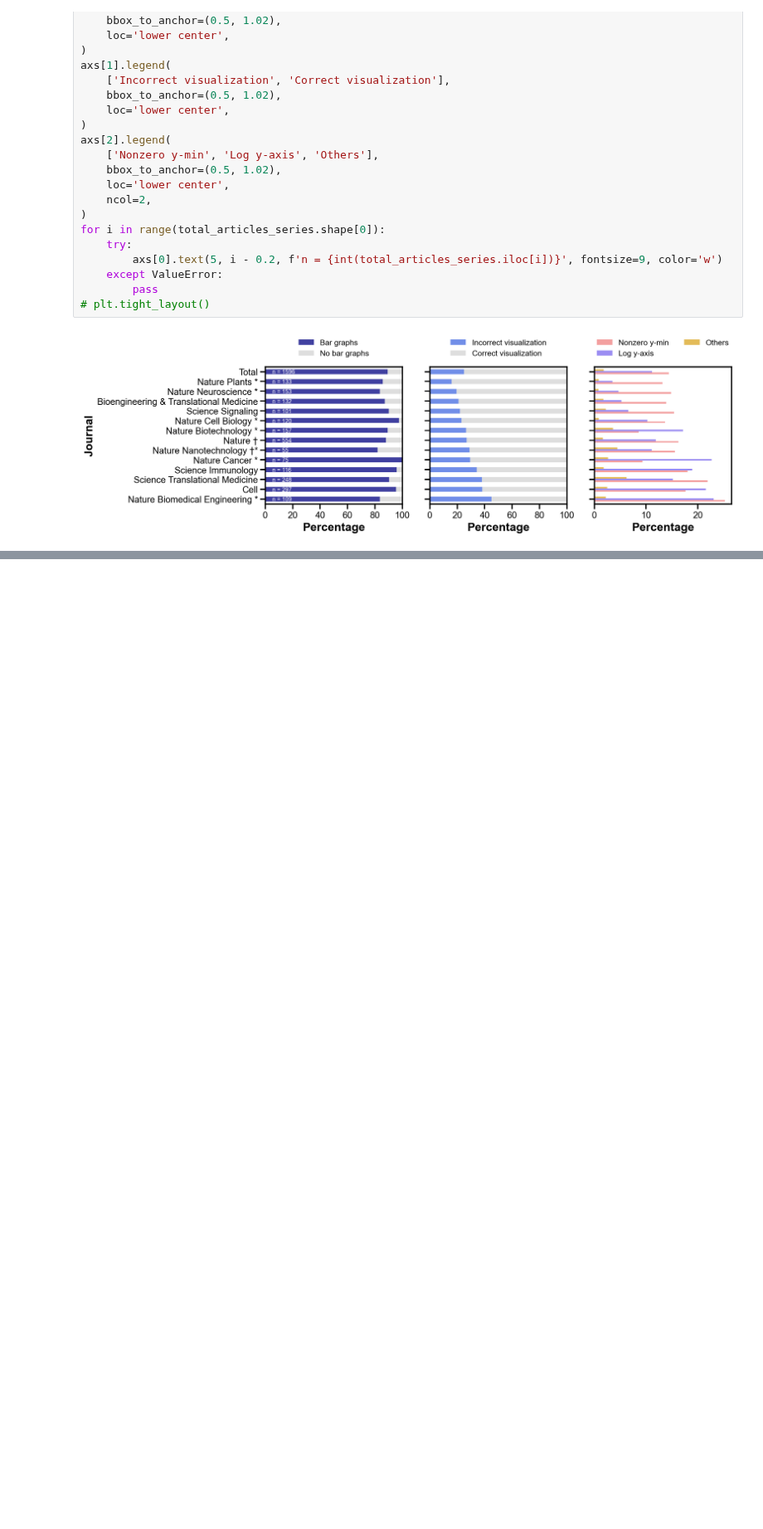
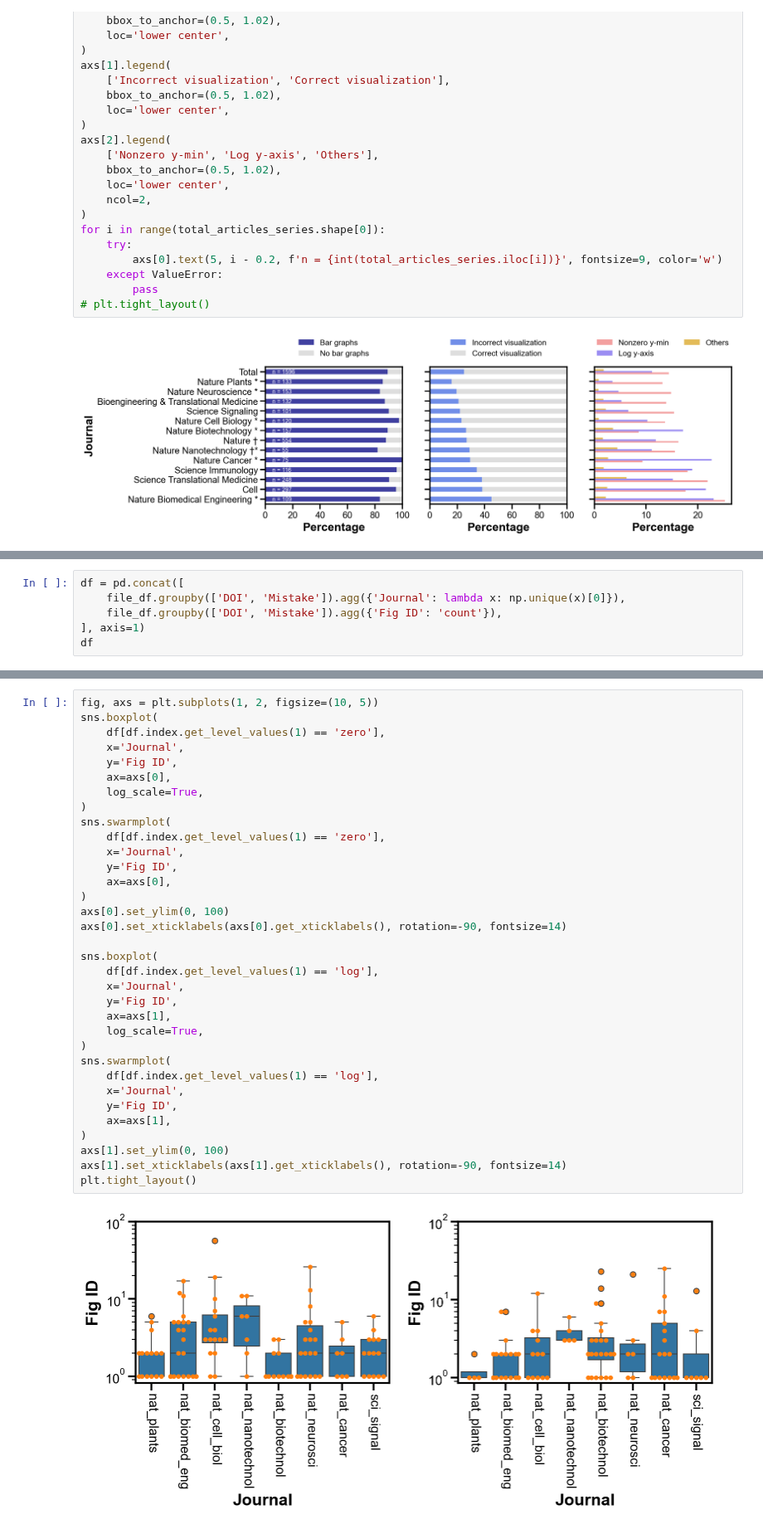
Before and after one commit to tengjuilin/misused-bar-graphs, a Jupyter notebook: bar-graph-classification.ipynb, the cells around one changed output, grey strips where cells are left out. Shown at 83% size. Cells and saved outputs as stored; diff of their text form; blank space fills up the shorter version.

```diff
--- a/bar-graph-classification.ipynb
+++ b/bar-graph-classification.ipynb
@@ -103,0 +132,6 @@ for i in range(total_articles_series.shape[0]):
+# %%
+df = pd.concat([
+    file_df.groupby(['DOI', 'Mistake']).agg({'Journal': lambda x: np.unique(x)[0]}),
+    file_df.groupby(['DOI', 'Mistake']).agg({'Fig ID': 'count'}),
+], axis=1)
+df
@@ -103,0 +153,36 @@ for i in range(total_articles_series.shape[0]):
+# %%
+fig, axs = plt.subplots(1, 2, figsize=(10, 5))
+sns.boxplot(
+    df[df.index.get_level_values(1) == 'zero'],
+    x='Journal',
+    y='Fig ID',
+    ax=axs[0],
+    log_scale=True,
+)
+sns.swarmplot(
+    df[df.index.get_level_values(1) == 'zero'],
+    x='Journal',
+    y='Fig ID',
+    ax=axs[0],
+)
+axs[0].set_ylim(0, 100)
+axs[0].set_xticklabels(axs[0].get_xticklabels(), rotation=-90, fontsize=14)
+
+sns.boxplot(
+    df[df.index.get_level_values(1) == 'log'],
+    x='Journal',
+    y='Fig ID',
+    ax=axs[1],
+    log_scale=True,
+)
+sns.swarmplot(
+    df[df.index.get_level_values(1) == 'log'],
+    x='Journal',
+    y='Fig ID',
+    ax=axs[1],
+)
+axs[1].set_ylim(0, 100)
+axs[1].set_xticklabels(axs[1].get_xticklabels(), rotation=-90, fontsize=14)
+plt.tight_layout()
+# %% [output]
+[figure, added]
```
Also changed, not shown: parts of 9 cells of this notebook, 13 other files.
